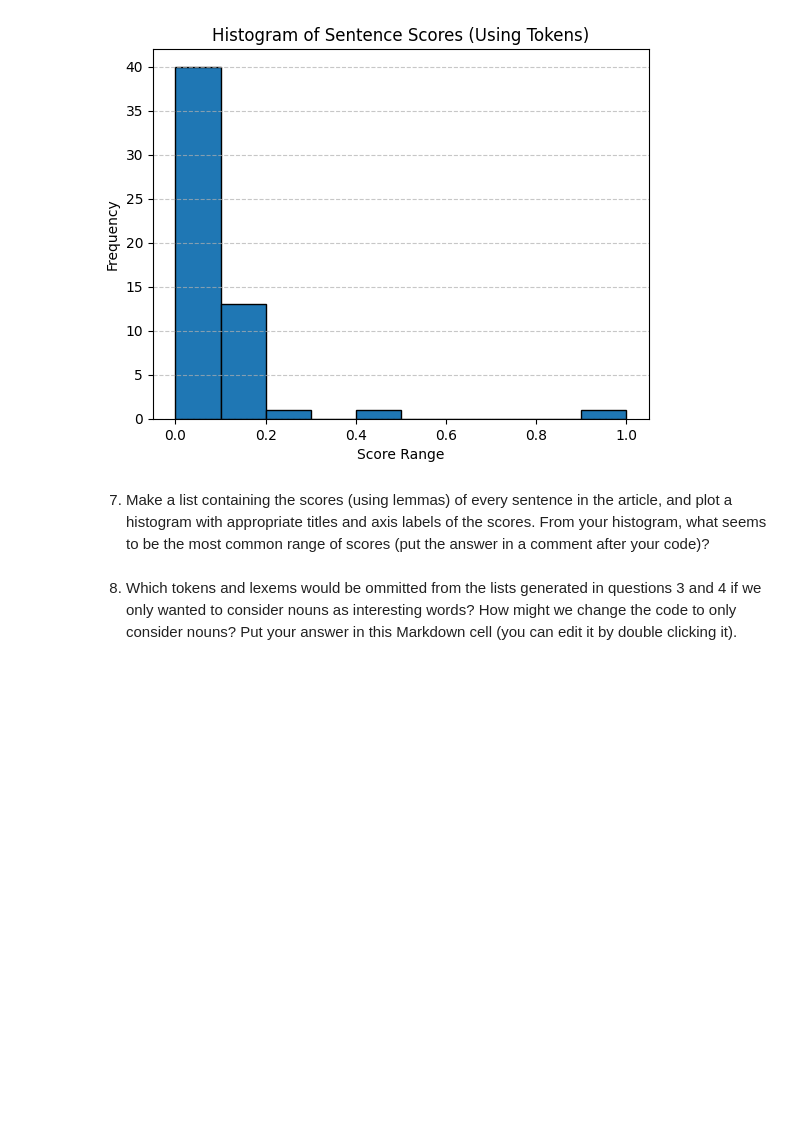
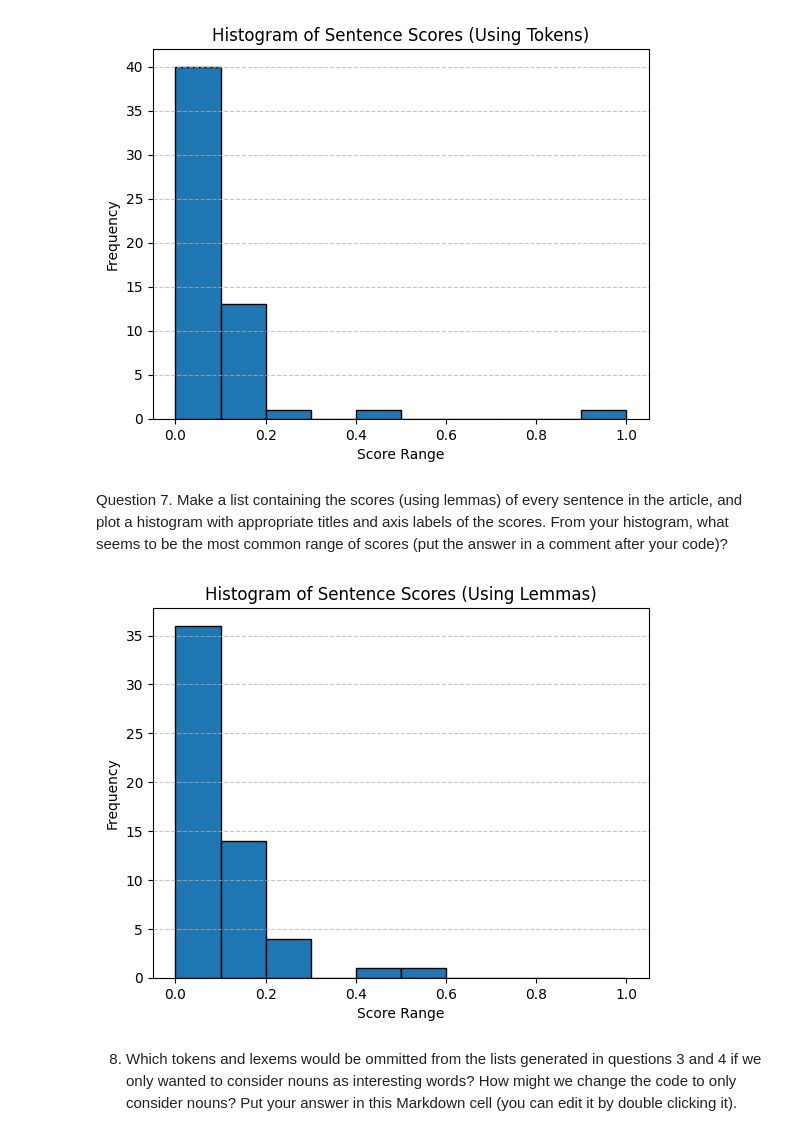
Before and after one commit to albertokabore/Albert_Module_6_Web-scraping, a Jupyter notebook: web-scraping.ipynb, the cells around one changed output. Saved outputs shown, nothing was run; the diff lists cells and outputs as text; code cells hidden in the pictures; blank space fills up the shorter version.

```diff
--- a/web-scraping.ipynb
+++ b/web-scraping.ipynb
@@ -311,6 +311,46 @@ plt.show()
 # %% [output]
 [figure]
 # %% [markdown]
-7. Make a list containing the scores (using lemmas) of every sentence in the article, and plot a histogram with appropriate titles and axis labels of the scores.  From your histogram, what seems to be the most common range of scores (put the answer in a comment after your code)?
+Question 7. Make a list containing the scores (using lemmas) of every sentence in the article, and plot a histogram with appropriate titles and axis labels of the scores.  From your histogram, what seems to be the most common range of scores (put the answer in a comment after your code)?
+# %%
+
+# Fetch the article
+url = "https://web.archive.org/web/20210327165005/https://hackaday.com/2021/03/22/how-laser-headlights-work/"
+response = requests.get(url)
+
+if response.status_code == 200:
+    soup = BeautifulSoup(response.text, "html.parser")
+    article_text = soup.find('article').get_text()
+else:
+    raise Exception(f"Failed to fetch the article: {response.status_code}")
+
+# Load spaCy model
+nlp = spacy.load("en_core_web_sm")
+
+# Define scoring function for lemmas
+def score_sentence_by_lemma(sentence, interesting_lemmas):
+    doc = nlp(sentence)
+    lemmas = [token.lemma_.lower() for token in doc if not token.is_punct and not token.is_space]
+    if len(lemmas) == 0:
+        return 0.0
+    return sum(1 for lemma in lemmas if lemma in interesting_lemmas) / len(lemmas)
+
+# Extract sentences and calculate scores
+sentences = [sent.text for sent in nlp(article_text).sents]
+interesting_lemmas = ["light", "laser", "system", "beam", "headlight"]  # Example lemmas from Q4
+lemma_scores = [score_sentence_by_lemma(sentence, interesting_lemmas) for sentence in sentences]
+
+# Plot the histogram of lemma scores
+plt.hist(lemma_scores, bins=np.arange(0, 1.1, 0.1), edgecolor="black")
+plt.title("Histogram of Sentence Scores (Using Lemmas)")
+plt.xlabel("Score Range")
+plt.ylabel("Frequency")
+plt.grid(axis='y', linestyle='--', alpha=0.7)
+plt.show()
+
+# Comment on the most common range of scores
+# The most common range of scores appears to be around [0.0, 0.1] based on the histogram.
+# %% [output]
+[figure, added]
 # %% [markdown]
 8. Which tokens and lexems would be ommitted from the lists generated in questions 3 and 4 if we only wanted to consider nouns as interesting words?  How might we change the code to only consider nouns? Put your answer in this Markdown cell (you can edit it by double clicking it).
```
